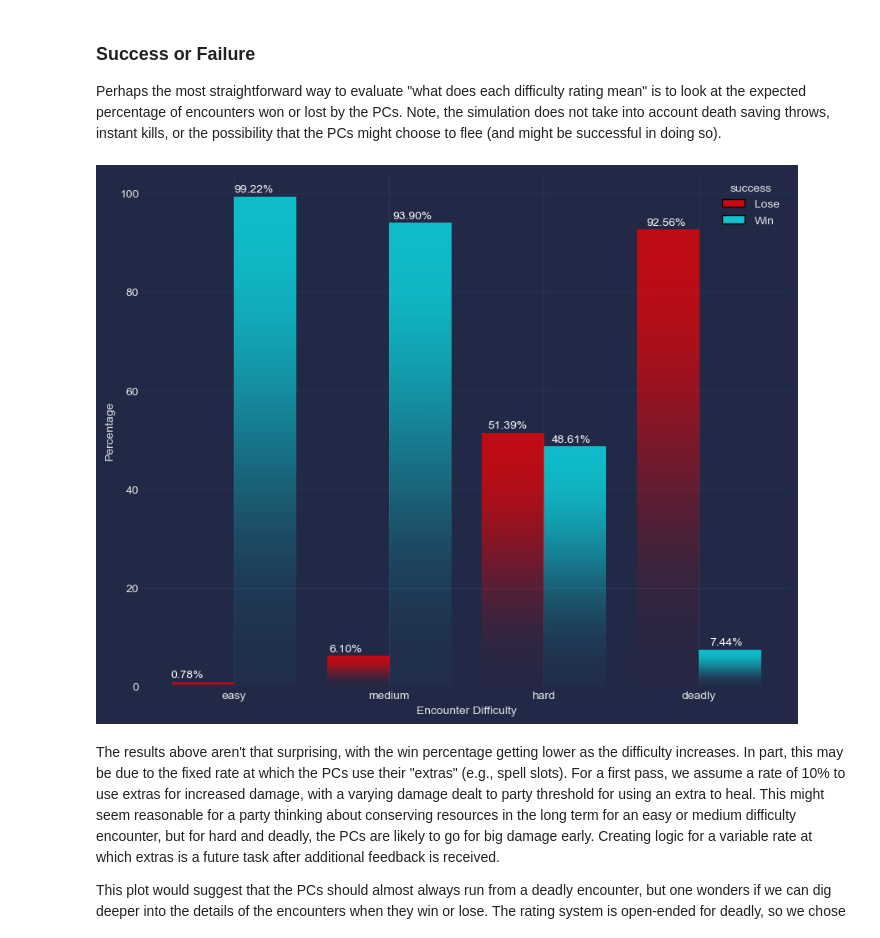
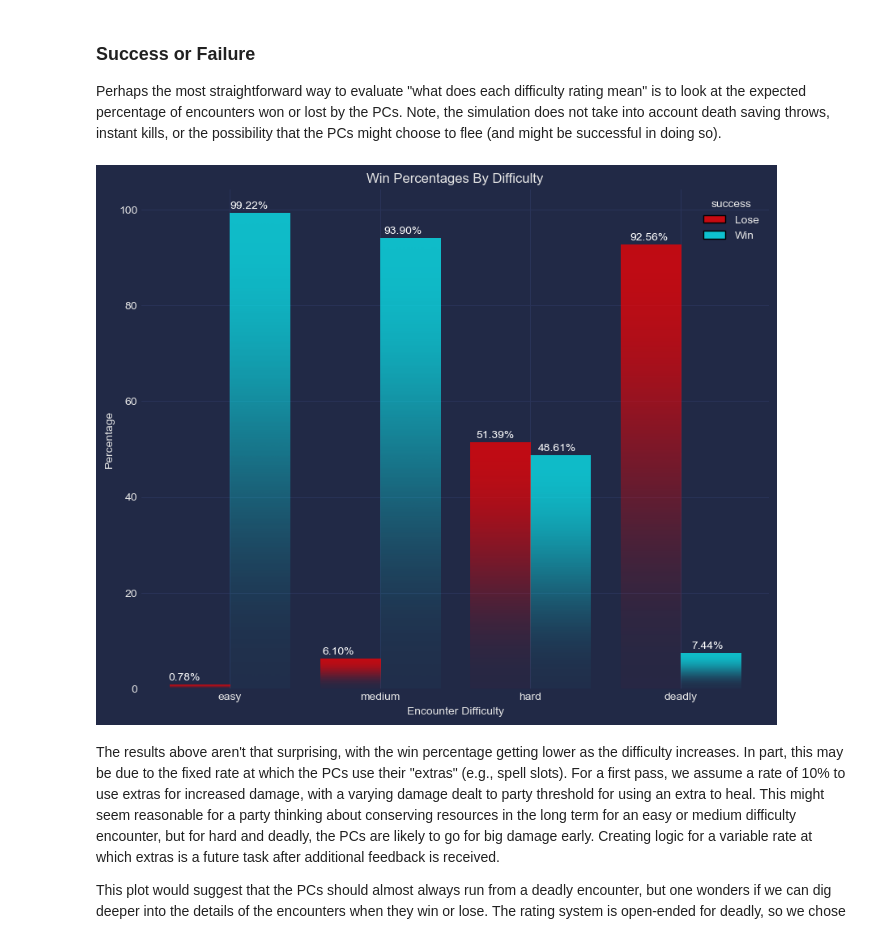
Before and after one commit to physicsranger/encounter_calibration, a Jupyter notebook: Evaluate_SimData.ipynb, the cells around one changed output. Drawn from its saved outputs; the diff is of its cells as text; code cells hidden in the pictures.

Commit message:
Add plot titles
Added subplot titles to early plots where I did not include them in order to make the difficulty categories more explicit

```diff
--- a/Evaluate_SimData.ipynb
+++ b/Evaluate_SimData.ipynb
@@ -40,34 +40,37 @@ all_df.success=all_df.success.apply(lambda s: 'Win' if s else 'Lose').astype('ca
 # %%
 with plt.style.context('cyberpunk'):
     fig,ax=plt.subplots()
     fig.set_size_inches(10,8)
+
+    ax.set_title('Win Percentages By Difficulty')
+
     ax=sns.histplot(x='difficulty',hue='success',data=all_df,multiple='dodge',shrink=0.8,
            ax=ax,palette=['C4','C0'],stat='count',weights=1/100,common_norm=False,hue_order=['Lose','Win'])
     ax.set_xlabel('Encounter Difficulty')
     ax.set_ylabel('Percentage')
 
     #get fractions for percentages to add to plot
     percentages=[]
     percentages+=(easy_df.groupby('success').CRs.count()/10000).to_list()
     percentages+=(medium_df.groupby('success').CRs.count()/10000).to_list()
     percentages+=(hard_df.groupby('success').CRs.count()/10000).to_list()
     percentages+=(deadly_df.groupby('success').CRs.count()/10000).to_list()
 
     #due to how the patches are done when using a variable for hue
     #need to reorder percentages
     percentages=percentages[1:9:2]+percentages[0:8:2]
 
     for patch,percent in zip(ax.patches,percentages):
         ax.annotate(f'{percent:.2%}',xy=(patch.get_x()*1.025,patch.get_height()+1),
                    color='white')
 
     mplcyberpunk.add_bar_gradient(bars=ax.patches)
 
     plt.savefig('plots/SuccessBarPlot_ByDifficulty_Percentages.png')
 
-     plt.show()
+    plt.show()
 # %% [output]
-[figure, old version]
+[figure, new version]
 # %% [markdown]
 The results above aren't that surprising, with the win percentage getting lower as the difficulty increases.  In part, this may be due to the fixed rate at which the PCs use their "extras" (e.g., spell slots).  For a first pass, we assume a rate of 10% to use extras for increased damage, with a varying damage dealt to party threshold for using an extra to heal.  This might seem reasonable for a party thinking about conserving resources in the long term for an easy or medium difficulty encounter, but for hard and deadly, the PCs are likely to go for big damage early.  Creating logic for a variable rate at which extras is a future task after additional feedback is received.
 
```
Also changed, not shown: parts of 1 cell of this notebook, 2 other files.
